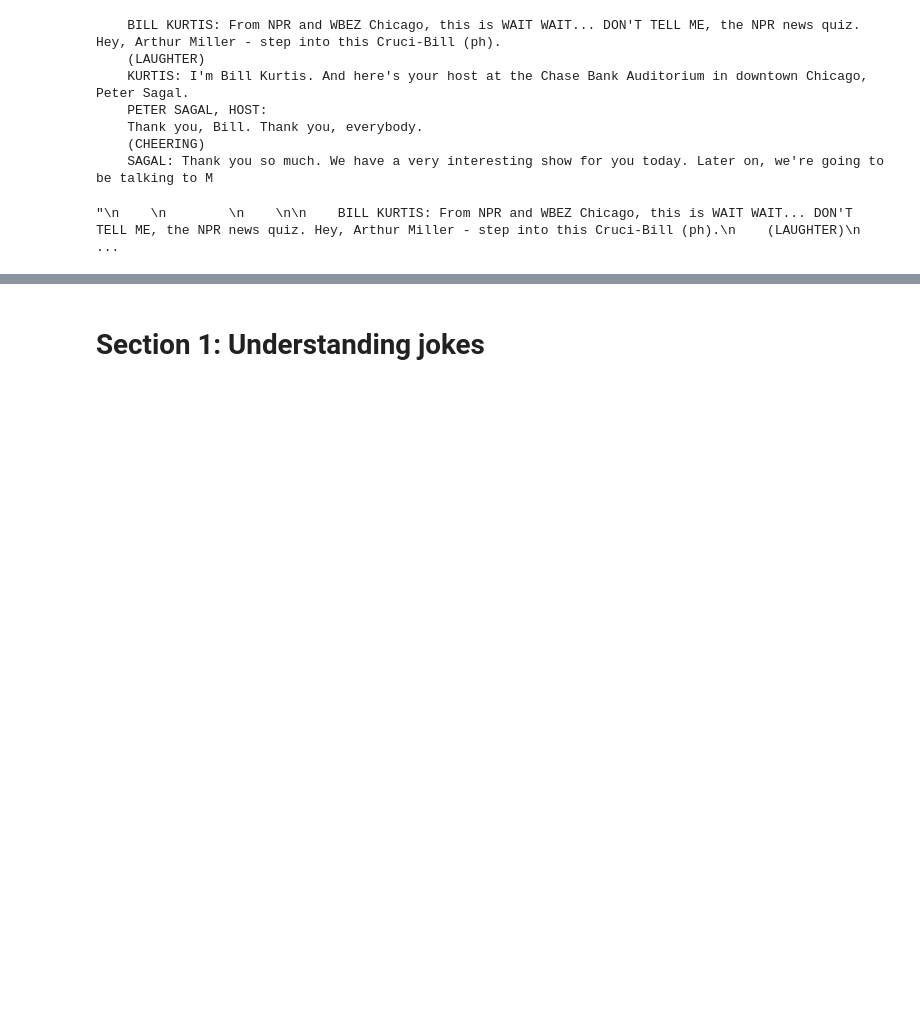
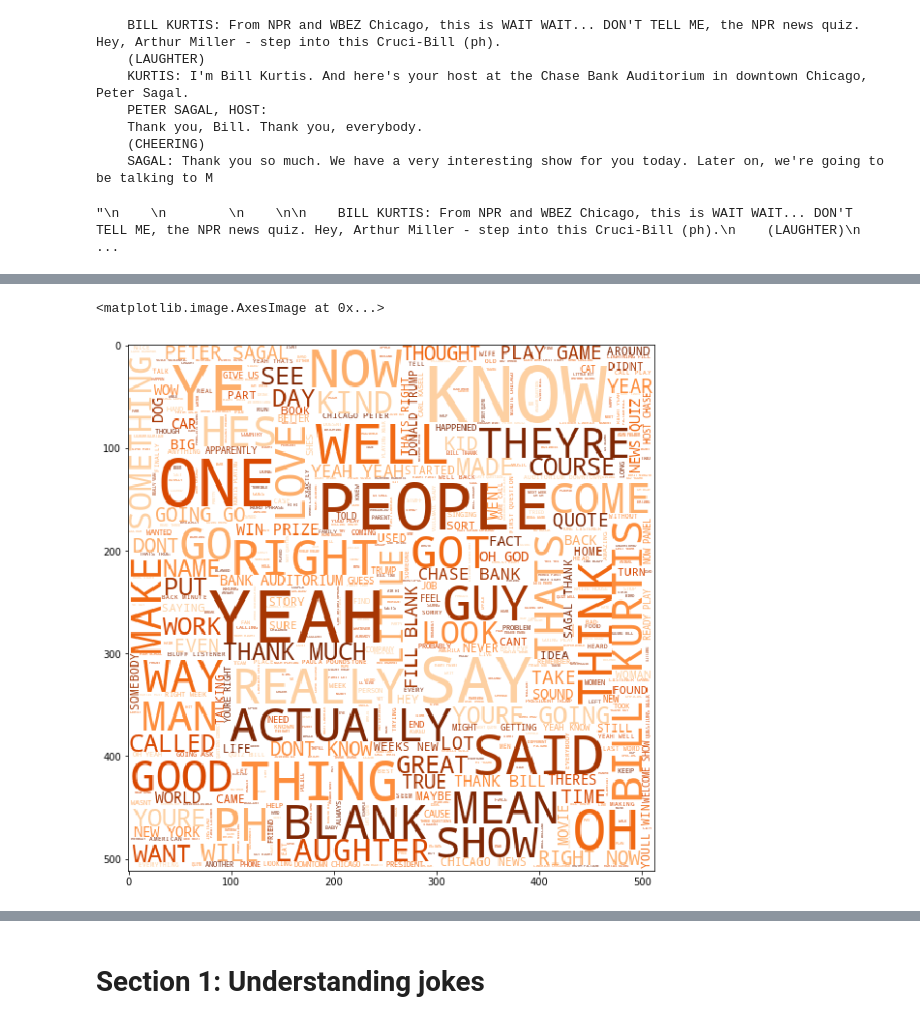
Before and after one commit to coraames/WaitWait, a Jupyter notebook: Wait Wait, Don't Analyze Me!.ipynb, the cells around one changed output, grey strips where cells are left out. Drawn from its saved outputs; the diff is of its cells as text; code cells hidden in the pictures; blank space fills up the shorter version.

```diff
--- a/Wait Wait, Don't Analyze Me!.ipynb
+++ b/Wait Wait, Don't Analyze Me!.ipynb
@@ -213,0 +198,38 @@ plt.plot(df.funny*df.lines.str.len(),'.')
+# %%
+# concatenate the text from all of the transcripts
+text = transcript_df.transcript.str.cat()
+# %%
+# remove all-caps words
+caps_re = re.compile('[A-Z]+(?![a-z])')
+text = caps_re.sub('',text)
+# %%
+# remove the footer text at the bottom of each transcript
+copyright_text = text[-475:]
+stopwords = set(STOPWORDS)
+stopwords = stopwords.union(set(copyright_text.split()))
+# %%
+# load the mask
+# http://stackoverflow.com/questions/7911451/pil-convert-png-or-gif-with-transparency-to-jpg-without
+icon_path = './exclamation-sign.png'
+icon = Image.open(icon_path)
+mask = np.array(icon)
+# mask = Image.new("RGB", icon.size, (255,255,255))
+# mask.paste(icon)
+# mask = np.array(mask)
+# %%
+# generate the word cloud
+wc = WordCloud(background_color="white",
+               max_words=1000,
+               max_font_size=75,
+               random_state=42,
+               mask=mask,
+               stopwords=stopwords,
+               color_func=color_func)
+
+# generate word cloud
+wc.generate_from_text(text.upper())
+plt.figure(figsize=(10,10))
+plt.imshow(wc)
+# %% [output]
+<matplotlib.image.AxesImage at 0x...>
+[figure, added]
```
Also changed, not shown: parts of 33 cells of this notebook, 2 other files.
